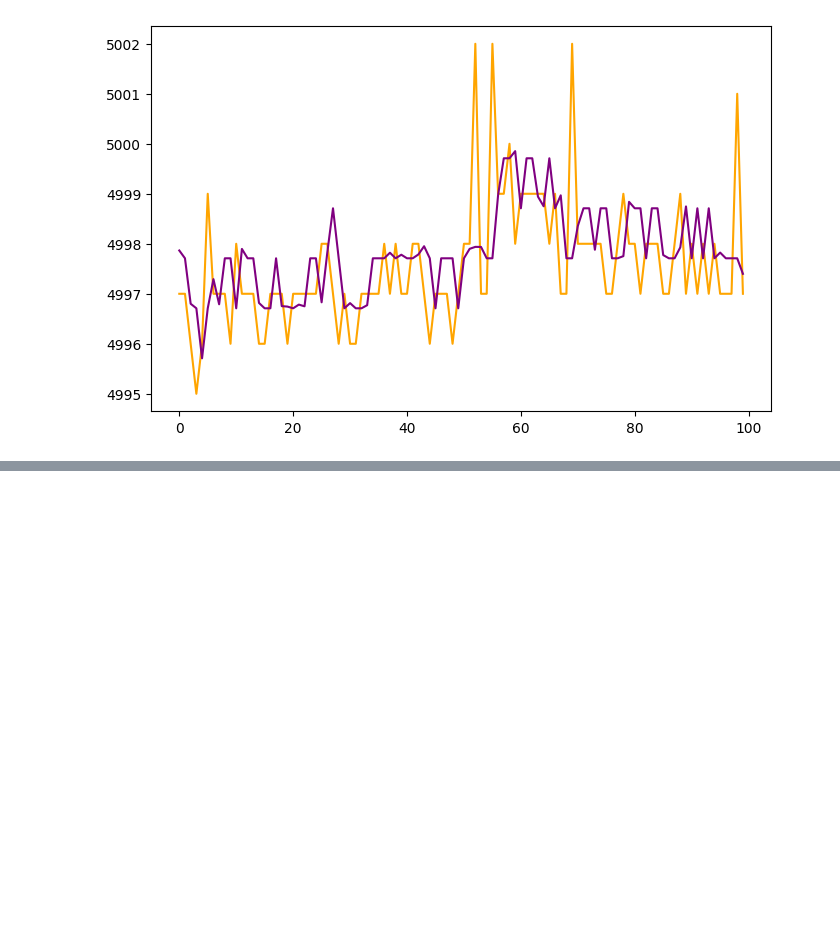
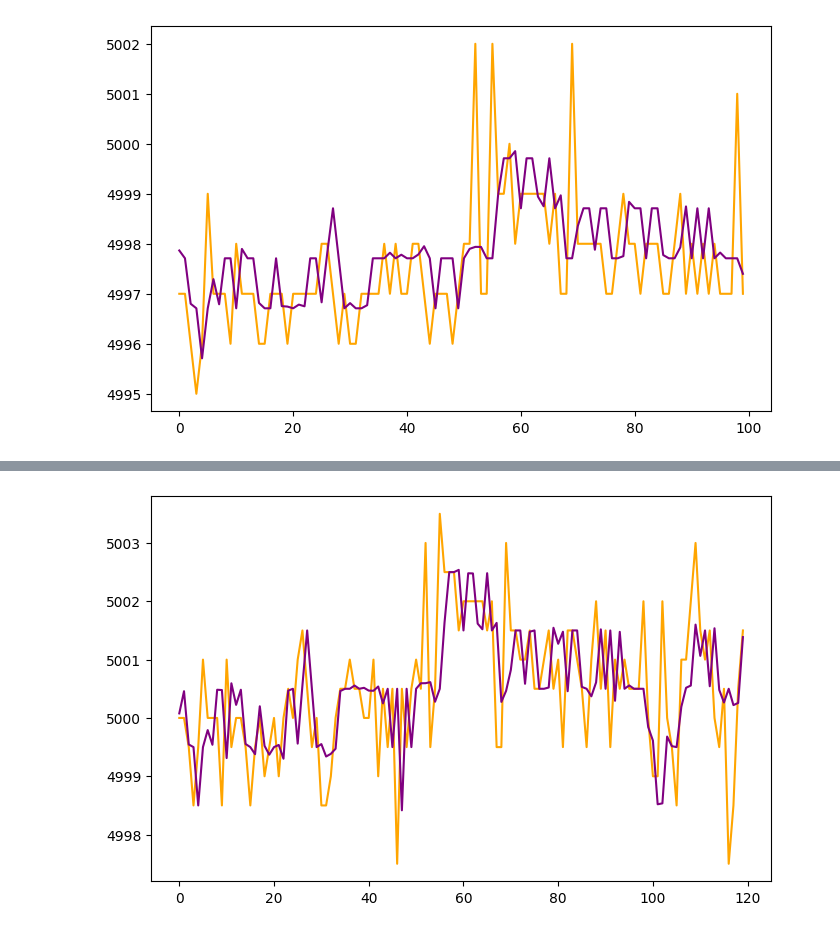
Before and after one commit to felixpoirier1/Prosperity, a Jupyter notebook: test.ipynb, the cells around one changed output, grey strips where cells are left out. Saved outputs shown, nothing was run; the diff lists cells and outputs as text; code cells hidden in the pictures; blank space fills up the shorter version.

```diff
--- a/test.ipynb
+++ b/test.ipynb
@@ -1077,3 +1018,13 @@ plt.plot(np.arange(len(w_bids[shift:r+shift])), w_bids[shift:r+shift], color='pu
 plt.show()
 # %% [output]
 [figure]
+# %%
+vol_weighted_df['weighted_mid'] = (vol_weighted_df['weighted_bid'] + vol_weighted_df['weighted_ask'])/2
+# %%
+X_w_m = vol_weighted_df['weighted_mid'].shift(1).to_frame()
+X_w_m = X_w_m.dropna()
+
+y_w_m = vol_weighted_df['mid_price'].iloc[1:]
+
+w_mod_m = sm.OLS(y_w_m, X_w_m).fit()
+w_mod_m.summary()
@@ -1079,0 +1051,9 @@ plt.show()
+# %%
+shift = 0
+r=120
+plt.figure(figsize=(8, 5))
+plt.plot(np.arange(len(y_w_m[shift:r+shift])), y_w_m[shift:r+shift], color='orange')
+plt.plot(np.arange(len(X_w_m[shift:r+shift])), X_w_m[shift:r+shift], color='purple')
+plt.show()
+# %% [output]
+[figure, added]
```
Also changed, not shown: parts of 24 cells of this notebook.
